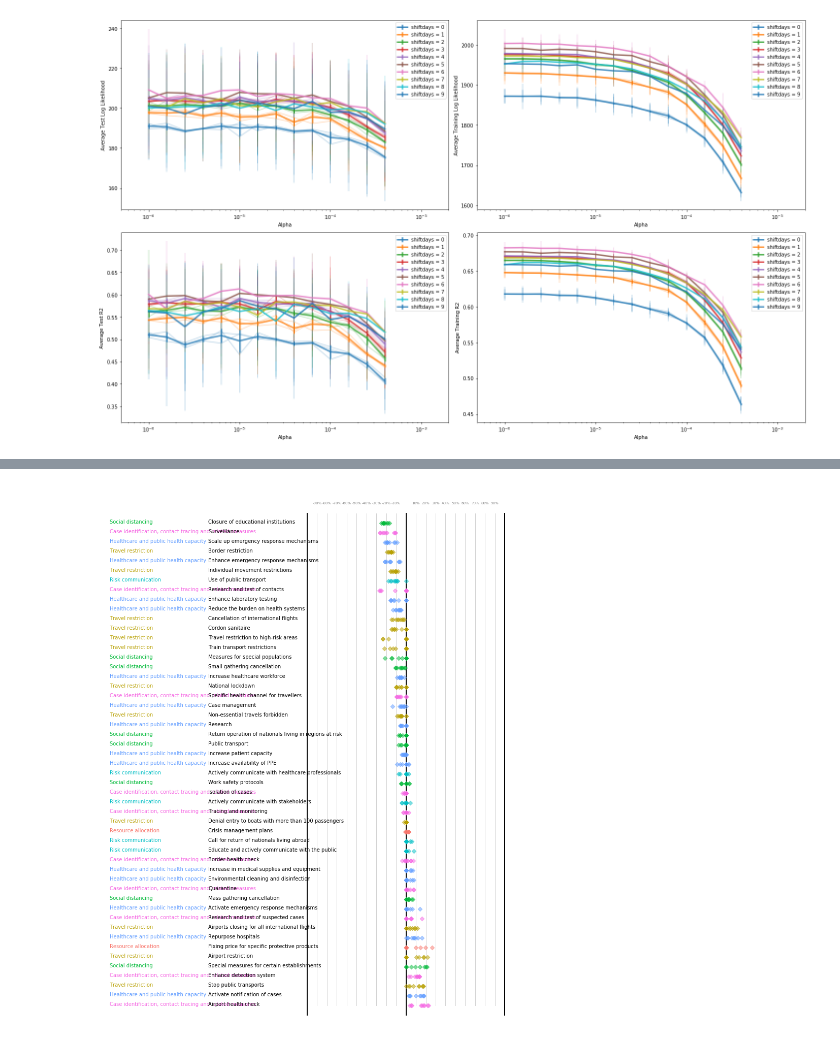
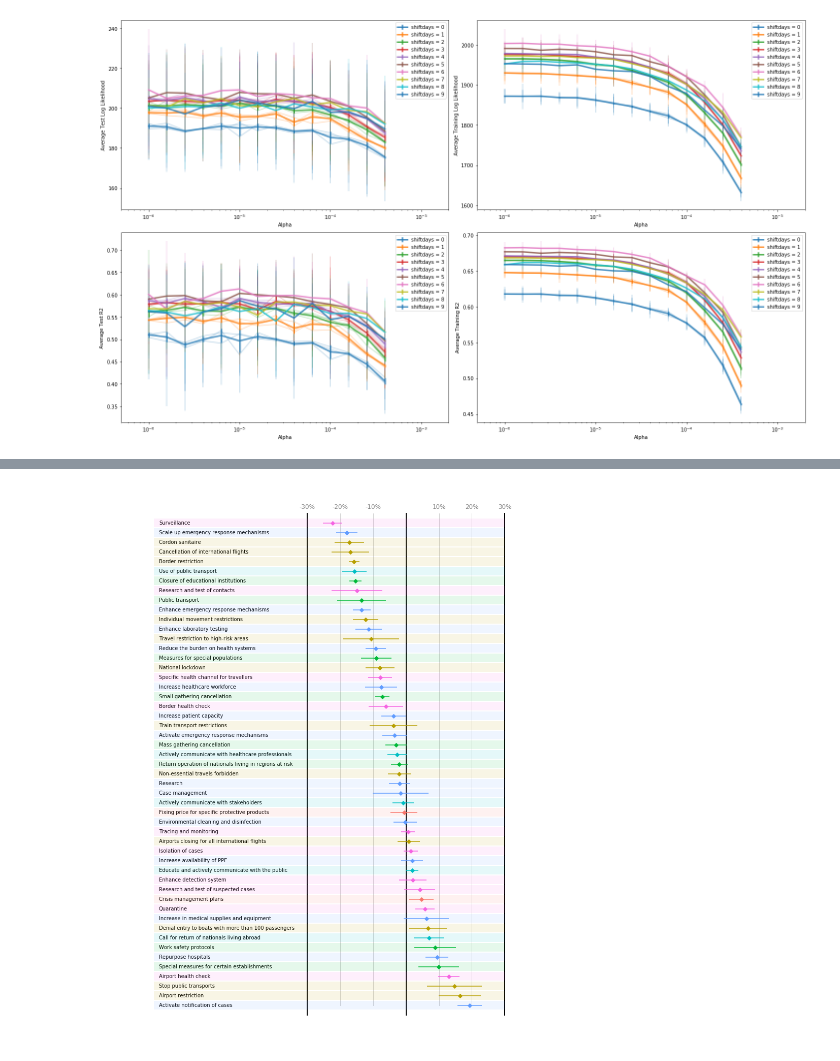
Before and after one commit to lukasgeyrhofer/corona, a Jupyter notebook: regression measures analysis.ipynb, the cells around one changed output, grey strips where cells are left out. Drawn from its saved outputs; the diff is of its cells as text; code cells hidden in the pictures.

```diff
--- a/regression measures analysis.ipynb
+++ b/regression measures analysis.ipynb
@@ -337,7 +406,7 @@ for i in range(10):
 # ****************************************************************************
 # **  define final model parameters here as tuples (s,alpha) *****************
 # ****************************************************************************
-final_meta_parameters = [(6,1e-3),(6,1e-4),(6,1e-5),(7,1e-3),(7,1e-4),(7,1e-5),(8,1e-3),(8,1e-4),(8,1e-5)]
+final_meta_parameters = [(6,1e-4),(6,1e-5),(6,1e-6),(7,1e-4),(7,1e-5),(7,1e-6),(8,1e-4),(8,1e-5),(8,1e-6)]
 # ****************************************************************************
 
 
@@ -345,10 +414,21 @@ final_meta_parameters = [(6,1e-3),(6,1e-4),(6,1e-5),(7,1e-3),(7,1e-4),(7,1e-5),(
 formula = 'Observable ~ C(Country) + ' + ' + '.join(measurelist)
 model_final   = []
 results_final = []
-for shiftdays,alpha in final_meta_parameters:
+finalCV       = None
+for i,(shiftdays,alpha) in enumerate(final_meta_parameters):
     print('computing model ({},{})'.format(shiftdays,alpha))
     model_final.append(smf.ols(formula = formula, data = regrDF[shiftdays]))
-    results_final.append(model_final[-1].fit_regularized(alpha = alpha, L1_wt = 1))
+
+    # first compute over whole dataset
+    results_final.append(model_final[i].fit_regularized(alpha = alpha, L1_wt = 1))
+
+    # then use CV for averages and distributions
+    CVres = CrossValidation(data = regrDF[shiftdays], outputheader = {'shiftdays':shiftdays,'alpha':alpha}, alpha = alpha)
+    if finalCV is None:
+        finalCV = CVres
+    else:
+        finalCV = pd.concat([finalCV,CVres])
+
 
 intercept     = [results_final[i].params['Intercept'] for i in range(len(final_meta_parameters))]
 countrylist   = [paramname.split('.')[1].split(']')[0] for paramname in results_final[0].params.index if paramname[:3] == 'C(C']
@@ -392,7 +472,7 @@ def significanceColor(beta):
 l1list = list(measure_level_dict.keys())
 l1list.sort()
 
-fig,ax = plt.subplots(figsize = (13,23))
+fig,ax = plt.subplots(figsize = (14,23))
 
 i = 0
 groupcolor = 0
@@ -499,44 +618,70 @@ modelDF       = pd.DataFrame(columns=[modelname(i) for i in range(model_count)])
 
 allparamnames = list(set([mn for i in range(model_count) for mn in results_final[i].params.keys() if mn[:3] != 'C(C']))
 allparamnames.remove('Intercept')
 
 for paramname in allparamnames:
     paramvaluedict = {}
     for i in range(model_count):
         paramvaluedict[modelname(i)] = results_final[i].params[paramname]/intercept[i]
     modelDF.loc[paramname] = paramvaluedict
 
 modelDF['average'] = modelDF.mean(numeric_only = True, axis = 1)
 modelDF.sort_values(by = 'average', inplace = True, ascending = False)
 
 modelDF.to_csv('measure_effects_various_models.csv')
 
+#print(list(modelDF.index))
+
 l1_pos = -3
-l2_pos = -2
+l2_pos = -2.5
 
+def plotbox(ax, ypos = 1, label = '', color = '#ffffff', boxalpha = .1, header = False):
+    background = plt.Rectangle([l2_pos - .05, ypos - .4], -l2_pos + 1.05, .9, fill = True, fc = color, alpha = boxalpha, zorder = 10)
+    ax.add_patch(background)
+    if not header:
+        ax.annotate(label, [l2_pos,ypos-.1])
+    else:
+        ax.annotate(label, [l2_pos,ypos-.1], c = color, weight = 'bold')
+
+averaged_beta = finalCV.apply(['mean','std'],axis = 0)
+averaged_beta2 = finalCV.groupby(['shiftdays','alpha']).agg(['mean','std'],axis = 0)
+
+fCVrelative = finalCV.divide(finalCV['Intercept'],axis = 0)
+fCVrelative[['shiftdays','alpha']] = finalCV[['shiftdays','alpha']]
+averaged_beta3 = fCVrelative.apply(['mean','std'],axis = 0).T
+#averaged_beta3.sort_values(by = 'mean', ascending = False, inplace = True)
+
+averaged_beta4 = averaged_beta3.loc[list(modelDF.index),:]
+averaged_beta4.sort_values(by = 'mean', axis = 0,inplace = True,ascending = False)
+#print(averaged_beta4['mean'])
+
+betascaling = 10/3.
 fig,ax = plt.subplots(figsize = (15,20))
+for j,(index,values) in enumerate(averaged_beta4.iterrows()):
+    #ax.annotate(inverse_mld[index][0],[l1_pos,j],c = measurecolors[inverse_mld[index][0]])
+    #ax.annotate(inverse_mld[index][1],[l2_pos,j])
+    plotbox(ax,ypos = j,label = inverse_mld[index][1], color = measurecolors[inverse_mld[index][0]])
+    ax.errorbar(np.array([averaged_beta3['mean'][index]])*betascaling,[j],xerr=np.array([averaged_beta3['std'][index]])*betascaling, c = measurecolors[inverse_mld[index][0]], marker = 'D')
 
-for j,(index,values) in enumerate(modelDF.iterrows()):
-    ax.annotate(inverse_mld[index][0],[l1_pos,j],c = measurecolors[inverse_mld[index][0]])
-    ax.annotate(inverse_mld[index][1],[l2_pos,j])
-    betaval = np.array(values)[:-1]
-    ax.scatter(betaval,j * np.ones(model_count), c = measurecolors[inverse_mld[index][0]], alpha = .5, marker = 'D')
 ax.set_xlim([-3.1,1.2])
 
-for vertline in np.linspace(0,1,num=10,endpoint = False):
-    if vertline != 0:
+for o,vertline in enumerate(np.arange(10)*betascaling/10.):
+    if vertline != 0 and -1 <= vertline  <= 1:
         ax.plot([vertline,vertline],[0,j+1],c = 'lightgray',zorder = -3,lw =1)
         ax.plot([-vertline,-vertline],[0,j+1],c = 'lightgray',zorder = -3,lw =1)
-        ax.annotate('-{:.0f}%'.format(vertline*100),[-vertline,j+2],fontsize = 7,c='gray',ha='center')
-        ax.annotate('{:.0f}%'.format(vertline*100),[vertline,j+2],fontsize = 7,c='gray',ha='center')
+        ax.annotate('-{:d}%'.format(o*10),[-vertline,j+1.5],fontsize = 12,c='gray',ha='center')
+        ax.annotate('{:d}%'.format(o*10),[vertline,j+1.5],fontsize = 12,c='gray',ha='center')
 ax.plot([-1,-1],[-1,j+1], lw = 2, c = 'black',zorder = -2)
 ax.plot([0,0],[-1,j+1], lw = 2, c = 'black', zorder = -2)
 ax.plot([1,1],[-1,j+1], lw = 2, c = 'black', zorder = -2)
 
+#for k,l1 in enumerate(measure_level_dict.keys()):
+#    plotbox(ax,ypos = j + k + 3, label = l1, color = measurecolors[l1], header = True)
+
 ax.axis('off')
 plt.savefig('effects_measures_various_models.pdf')
 # %% [output]
-[figure, old version]
+[figure, new version]
 # %%
 import pickle
 
```
Also changed, not shown: parts of 7 cells of this notebook.
